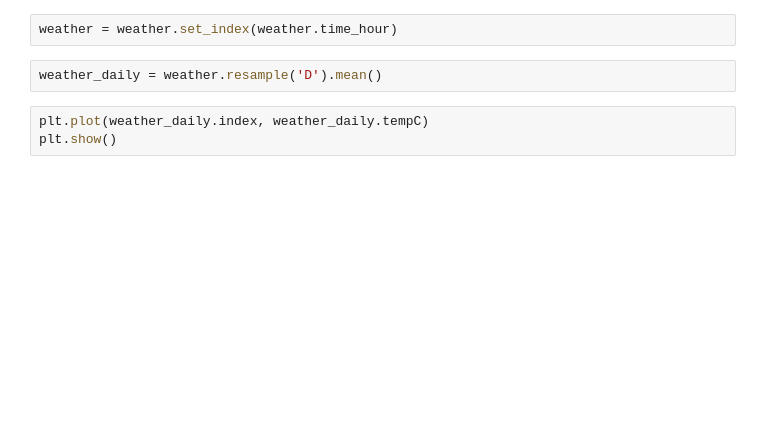
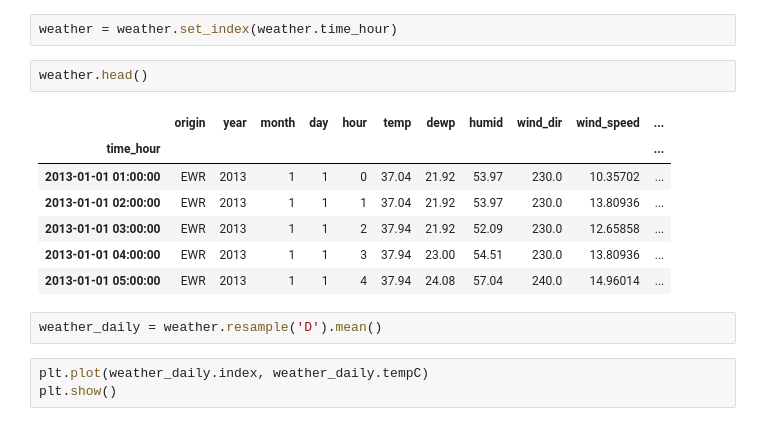
Before and after one commit to pstorozenko/ONPW2018-SI-adv, a Jupyter notebook: d3/funkcje/weather.ipynb, the cells around one changed output. Saved outputs shown, nothing was run; the diff lists cells and outputs as text; blank space fills up the shorter version.

```diff
--- a/d3/funkcje/weather.ipynb
+++ b/d3/funkcje/weather.ipynb
@@ -45,5 +86,15 @@ plt.show()
 # %%
 weather = weather.set_index(weather.time_hour)
+# %%
+weather.head()
+# %% [output]
+|  | origin | year | month | day | hour | temp | dewp | humid | wind_dir | wind_speed | ... |
+| time_hour |  |  |  |  |  |  |  |  |  |  | ... |
+| 2013-01-01 01:00:00 | EWR | 2013 | 1 | 1 | 0 | 37.04 | 21.92 | 53.97 | 230.0 | 10.35702 | ... |
+| 2013-01-01 02:00:00 | EWR | 2013 | 1 | 1 | 1 | 37.04 | 21.92 | 53.97 | 230.0 | 13.80936 | ... |
+| 2013-01-01 03:00:00 | EWR | 2013 | 1 | 1 | 2 | 37.94 | 21.92 | 52.09 | 230.0 | 12.65858 | ... |
+| 2013-01-01 04:00:00 | EWR | 2013 | 1 | 1 | 3 | 37.94 | 23.00 | 54.51 | 230.0 | 13.80936 | ... |
+| 2013-01-01 05:00:00 | EWR | 2013 | 1 | 1 | 4 | 37.94 | 24.08 | 57.04 | 240.0 | 14.96014 | ... |
 # %%
 weather_daily = weather.resample('D').mean()
 # %%
```
Also changed, not shown: parts of 8 cells of this notebook, 7 other files.
